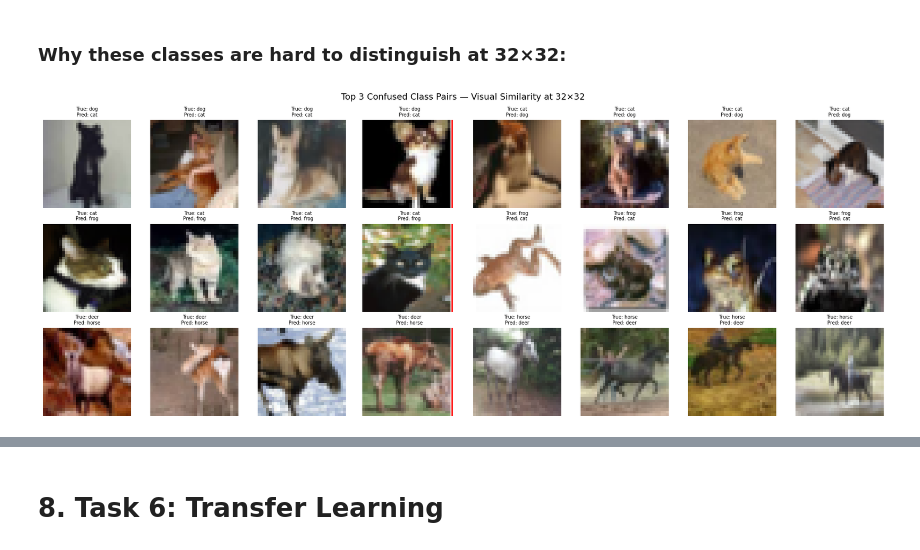
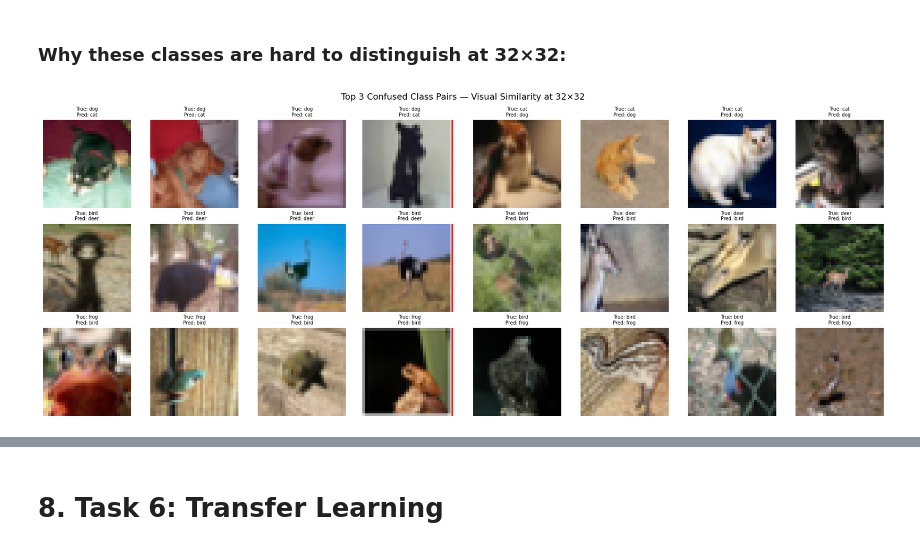
Before and after one commit to merehan123/cifar10-cnn-supervised-learning, a Jupyter notebook: notebooks/20230184_20230435_20231204_CNN_Assignment.ipynb, the cells around one changed output, grey strips where cells are left out. Cells and saved outputs as stored; diff of their text form; code cells hidden in the pictures.

```diff
--- a/notebooks/20230184_20230435_20231204_CNN_Assignment.ipynb
+++ b/notebooks/20230184_20230435_20231204_CNN_Assignment.ipynb
@@ -917,22 +937,35 @@ plot_curves([h for h, _, _, _ in lr_results.values()], list(lr_results.keys()),
 model = models.Sequential([
     layers.Input(shape=(32, 32, 3)),
 
-    layers.Conv2D(64, (3,3), activation='relu', padding='same'),
-    layers.Conv2D(64, (3,3), activation='relu', padding='same'),
+    layers.Conv2D(64, (3,3), padding='same'),
+    layers.BatchNormalization(),
+    layers.Activation('relu'),
+    layers.Conv2D(64, (3,3), padding='same'),
+    layers.BatchNormalization(),
+    layers.Activation('relu'),
     layers.MaxPooling2D((2,2)),
     layers.Dropout(0.25),
 
-    layers.Conv2D(128, (3,3), activation='relu', padding='same'),
-    layers.Conv2D(128, (3,3), activation='relu', padding='same'),
+    layers.Conv2D(128, (3,3), padding='same'),
+    layers.BatchNormalization(),
+    layers.Activation('relu'),
+    layers.Conv2D(128, (3,3), padding='same'),
+    layers.BatchNormalization(),
+    layers.Activation('relu'),
     layers.MaxPooling2D((2,2)),
     layers.Dropout(0.25),
 
-    layers.Conv2D(128, (3,3), activation='relu', padding='same'),
-    layers.Conv2D(128, (3,3), activation='relu', padding='same'),
+    layers.Conv2D(256, (3,3), padding='same'),
+    layers.BatchNormalization(),
+    layers.Activation('relu'),
+    layers.Conv2D(256, (3,3), padding='same'),
+    layers.BatchNormalization(),
+    layers.Activation('relu'),
+    layers.MaxPooling2D((2,2)),
+
     layers.GlobalAveragePooling2D(),
+    layers.Dense(256, activation='relu'),
     layers.Dropout(0.5),
-
-    layers.Dense(256, activation='relu'),
     layers.Dense(10, activation='softmax')
 ])
 # %% [markdown]
@@ -1110,39 +1151,39 @@ for i, j in top_3_pairs:
 # %% [markdown]
 ### Why these classes are hard to distinguish at 32×32:
 # %%
-worst_3 = ['cat', 'deer', 'bird']
+worst_3 = ['cat', 'airplane', 'bird']
 
-top_3_pairs = [('dog', 'cat'), ('cat', 'frog'), ('deer', 'horse')]
+top_3_pairs = [('dog', 'cat'), ('bird', 'deer'), ('frog', 'bird')]
 
 fig, axes = plt.subplots(3, 8, figsize=(18, 7))
 
 for row, (cls_a, cls_b) in enumerate(top_3_pairs):
     idx_a = CLASS_NAMES.index(cls_a)
     idx_b = CLASS_NAMES.index(cls_b)
 
     wrong_a = [i for i in misclassified_idx
                if y_test.flatten()[i] == idx_a and y_pred[i] == idx_b][:4]
 
     wrong_b = [i for i in misclassified_idx
                if y_test.flatten()[i] == idx_b and y_pred[i] == idx_a][:4]
 
     for col, i in enumerate(wrong_a):
         axes[row, col].imshow(x_test[i].astype('uint8'))
         axes[row, col].set_title(f"True: {cls_a}\nPred: {cls_b}", fontsize=7)
         axes[row, col].axis('off')
 
     for col, i in enumerate(wrong_b):
         axes[row, col + 4].imshow(x_test[i].astype('uint8'))
         axes[row, col + 4].set_title(f"True: {cls_b}\nPred: {cls_a}", fontsize=7)
         axes[row, col + 4].axis('off')
 
     axes[row, 3].axvline(x=32, color='red', linewidth=2)
 
 for row, (cls_a, cls_b) in enumerate(top_3_pairs):
     axes[row, 0].set_ylabel(f"{cls_a} ↔ {cls_b}", fontsize=10, fontweight='bold')
 
 plt.suptitle("Top 3 Confused Class Pairs — Visual Similarity at 32×32", fontsize=13)
 plt.tight_layout()
 plt.show()
 # %% [output]
-[figure, old version]
+[figure, new version]
```
Also changed, not shown: parts of 57 cells of this notebook.
